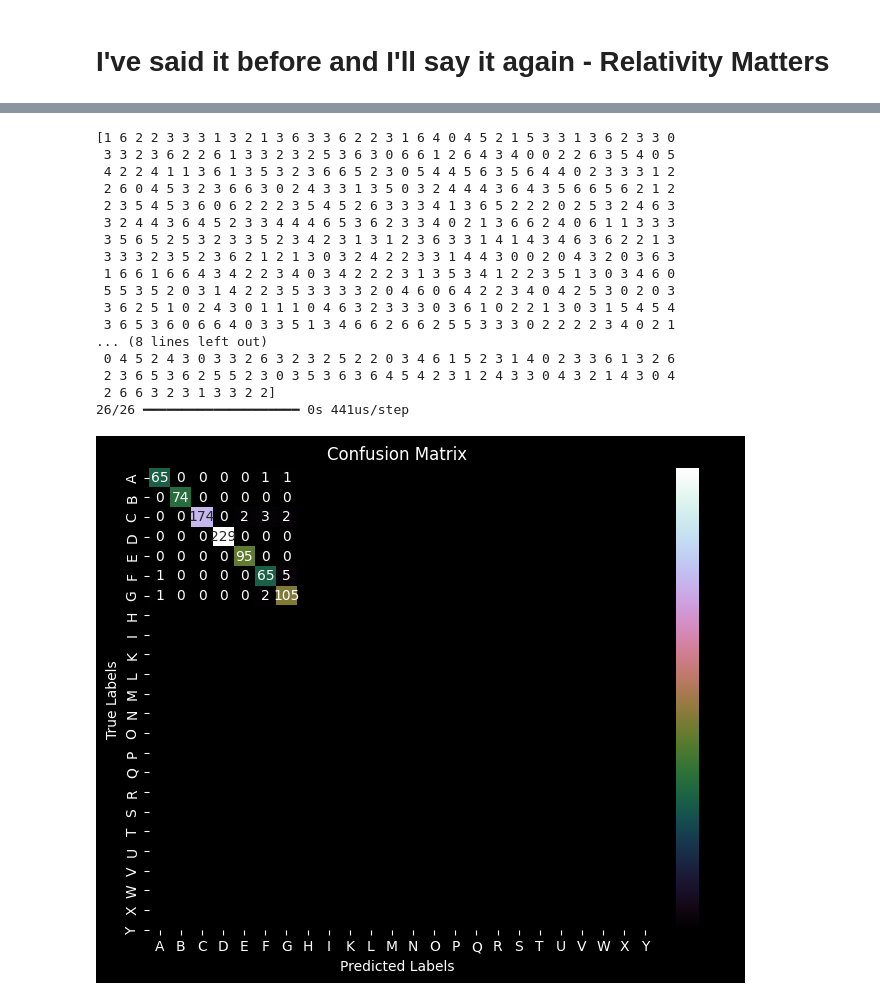
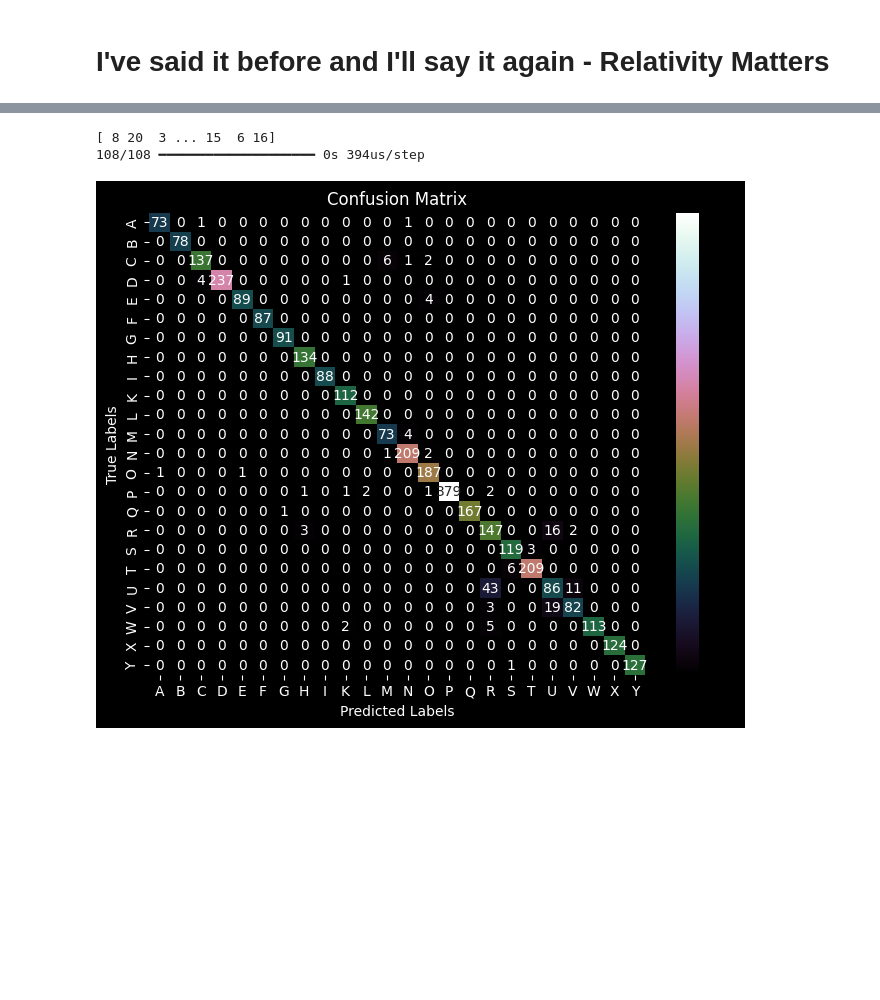
Before and after one commit to dvorakman/csci218-group-project, a Jupyter notebook: relativitymatters_cnn.ipynb, the cells around one changed output, grey strips where cells are left out. Saved outputs shown, nothing was run; the diff lists cells and outputs as text; code cells hidden in the pictures; blank space fills up the shorter version.

```diff
--- a/relativitymatters_cnn.ipynb
+++ b/relativitymatters_cnn.ipynb
@@ -239,48 +249,34 @@ import numpy as np
 from sklearn.metrics import confusion_matrix
 
 y_test_labels = np.argmax(y_test, axis=1)
 print(y_test_labels)
 
 # Get the predicted labels
 y_pred = model.predict(X_test)
 y_pred = np.argmax(y_pred, axis=1)
 
 # Compute the confusion matrix
 cm = confusion_matrix(y_test_labels, y_pred)
 
 # Plot the confusion matrix using seaborn
+labels = label_encoder.classes_
 plt.figure(figsize=(8, 6))
 ax = sns.heatmap(cm, annot=True, cmap='cubehelix', fmt='d', xticklabels=labels, yticklabels=labels)
 
 # Set the plot background to black
 plt.gcf().set_facecolor('black')
 ax.set_facecolor('black')
 
 # Change text color to white
 ax.tick_params(colors='white', which='both')  # Change color of ticks
 plt.setp(ax.get_xticklabels(), color='white')  # Change color of x-axis labels
 plt.setp(ax.get_yticklabels(), color='white')  # Change color of y-axis labels
 plt.title('Confusion Matrix', color='white')
 plt.xlabel('Predicted Labels', color='white')
 plt.ylabel('True Labels', color='white')
 
 plt.show()
 # %% [output]
-[1 6 2 2 3 3 3 1 3 2 1 3 6 3 3 6 2 2 3 1 6 4 0 4 5 2 1 5 3 3 1 3 6 2 3 3 0
- 3 3 2 3 6 2 2 6 1 3 3 2 3 2 5 3 6 3 0 6 6 1 2 6 4 3 4 0 0 2 2 6 3 5 4 0 5
- 4 2 2 4 1 1 3 6 1 3 5 3 2 3 6 6 5 2 3 0 5 4 4 5 6 3 5 6 4 4 0 2 3 3 3 1 2
- 2 6 0 4 5 3 2 3 6 6 3 0 2 4 3 3 1 3 5 0 3 2 4 4 4 3 6 4 3 5 6 6 5 6 2 1 2
- 2 3 5 4 5 3 6 0 6 2 2 2 3 5 4 5 2 6 3 3 3 4 1 3 6 5 2 2 2 0 2 5 3 2 4 6 3
- 3 2 4 4 3 6 4 5 2 3 3 4 4 4 6 5 3 6 2 3 3 4 0 2 1 3 6 6 2 4 0 6 1 1 3 3 3
- 3 5 6 5 2 5 3 2 3 3 5 2 3 4 2 3 1 3 1 2 3 6 3 3 1 4 1 4 3 4 6 3 6 2 2 1 3
- 3 3 3 2 3 5 2 3 6 2 1 2 1 3 0 3 2 4 2 2 3 3 1 4 4 3 0 0 2 0 4 3 2 0 3 6 3
- 1 6 6 1 6 6 4 3 4 2 2 3 4 0 3 4 2 2 2 3 1 3 5 3 4 1 2 2 3 5 1 3 0 3 4 6 0
- 5 5 3 5 2 0 3 1 4 2 2 3 5 3 3 3 3 2 0 4 6 0 6 4 2 2 3 4 0 4 2 5 3 0 2 0 3
- 3 6 2 5 1 0 2 4 3 0 1 1 1 0 4 6 3 2 3 3 3 0 3 6 1 0 2 2 1 3 0 3 1 5 4 5 4
- 3 6 5 3 6 0 6 6 4 0 3 3 5 1 3 4 6 6 2 6 6 2 5 5 3 3 3 0 2 2 2 2 3 4 0 2 1
-... (8 lines left out)
- 0 4 5 2 4 3 0 3 3 2 6 3 2 3 2 5 2 2 0 3 4 6 1 5 2 3 1 4 0 2 3 3 6 1 3 2 6
- 2 3 6 5 3 6 2 5 5 2 3 0 3 5 3 6 3 6 4 5 4 2 3 1 2 4 3 3 0 4 3 2 1 4 3 0 4
- 2 6 6 3 2 3 1 3 3 2 2]
-26/26 ━━━━━━━━━━━━━━━━━━━━ 0s 441us/step
+[ 8 20  3 ... 15  6 16]
+108/108 ━━━━━━━━━━━━━━━━━━━━ 0s 394us/step
-[figure, old version]
+[figure, new version]
```
Also changed, not shown: parts of 7 cells of this notebook, 6 other files.
